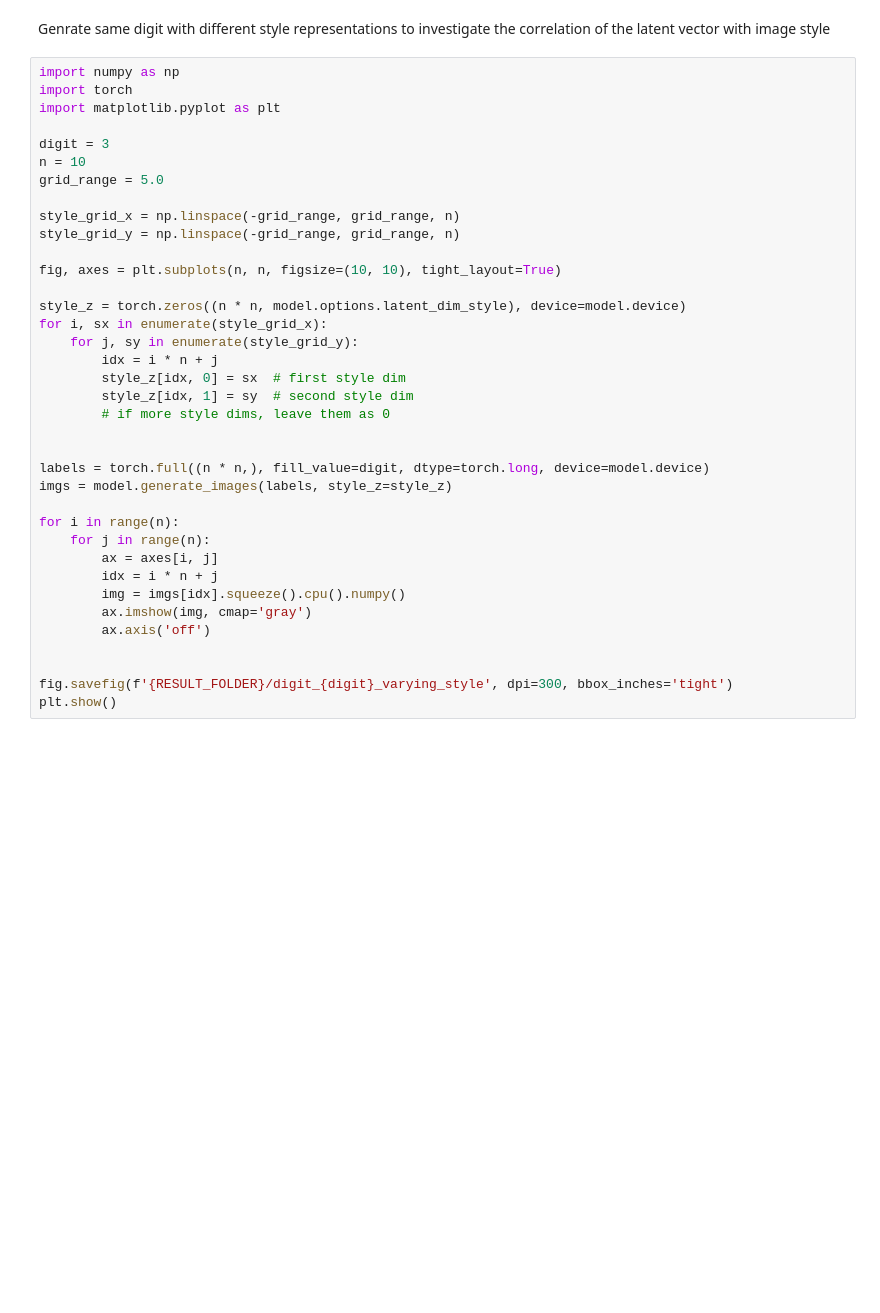
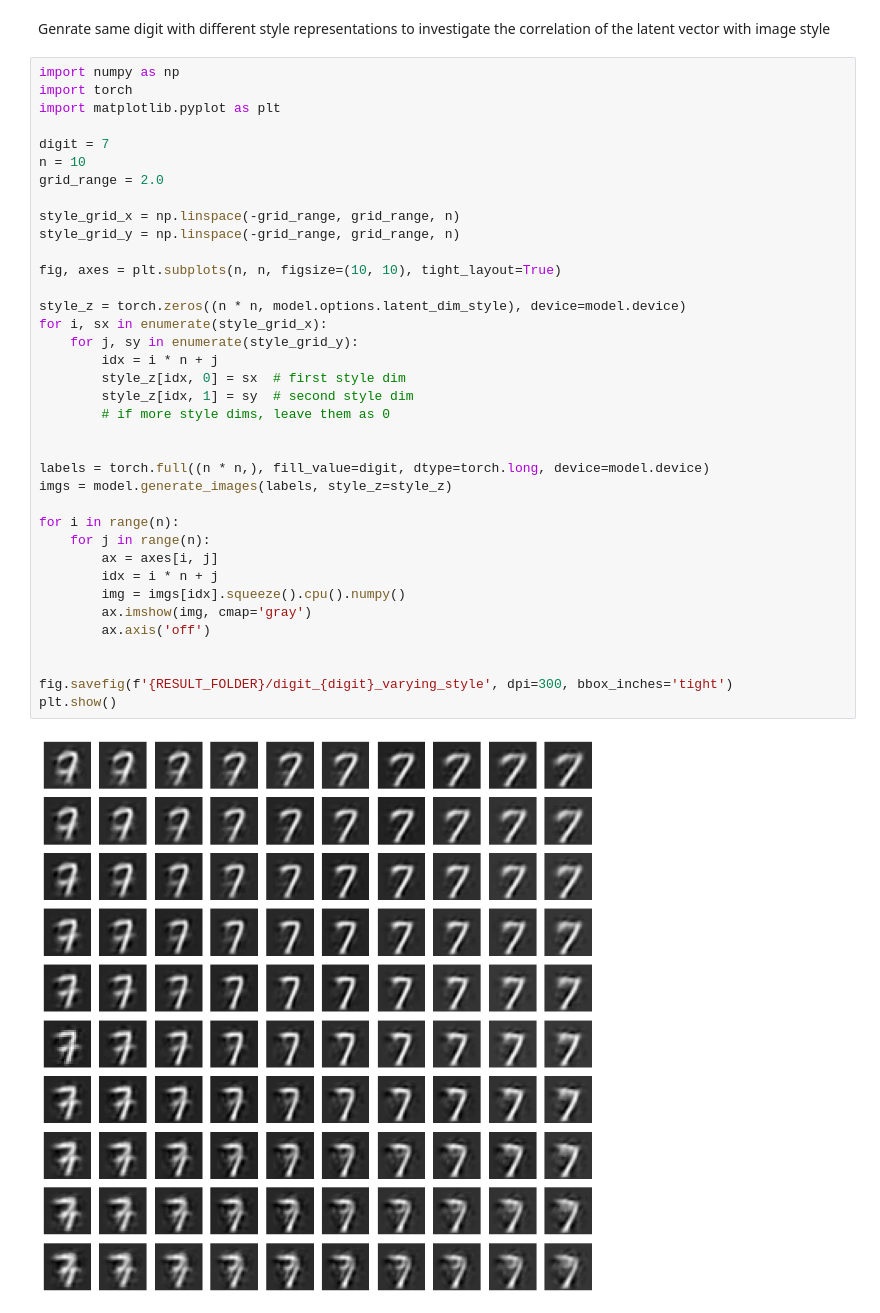
Before and after one commit to flatala/adverserial-autoencoders-semi-supervised, a Jupyter notebook: experiments.ipynb, the cells around one changed output. Cells and saved outputs as stored; diff of their text form; blank space fills up the shorter version.

```diff
--- a/experiments.ipynb
+++ b/experiments.ipynb
@@ -207,35 +224,37 @@ import numpy as np
 import torch
 import matplotlib.pyplot as plt
 
-digit = 3
+digit = 7
 n = 10
-grid_range = 5.0
+grid_range = 2.0
 
 style_grid_x = np.linspace(-grid_range, grid_range, n)
 style_grid_y = np.linspace(-grid_range, grid_range, n)
 
 fig, axes = plt.subplots(n, n, figsize=(10, 10), tight_layout=True)
 
 style_z = torch.zeros((n * n, model.options.latent_dim_style), device=model.device)
 for i, sx in enumerate(style_grid_x):
     for j, sy in enumerate(style_grid_y):
         idx = i * n + j
         style_z[idx, 0] = sx  # first style dim
         style_z[idx, 1] = sy  # second style dim
         # if more style dims, leave them as 0
 
 
 labels = torch.full((n * n,), fill_value=digit, dtype=torch.long, device=model.device)
 imgs = model.generate_images(labels, style_z=style_z)
 
 for i in range(n):
     for j in range(n):
         ax = axes[i, j]
         idx = i * n + j
         img = imgs[idx].squeeze().cpu().numpy()
         ax.imshow(img, cmap='gray')
         ax.axis('off')
 
 
 fig.savefig(f'{RESULT_FOLDER}/digit_{digit}_varying_style', dpi=300, bbox_inches='tight')
 plt.show()
+# %% [output]
+[figure, added]
```
Also changed, not shown: parts of 8 cells of this notebook, 6 other files.
